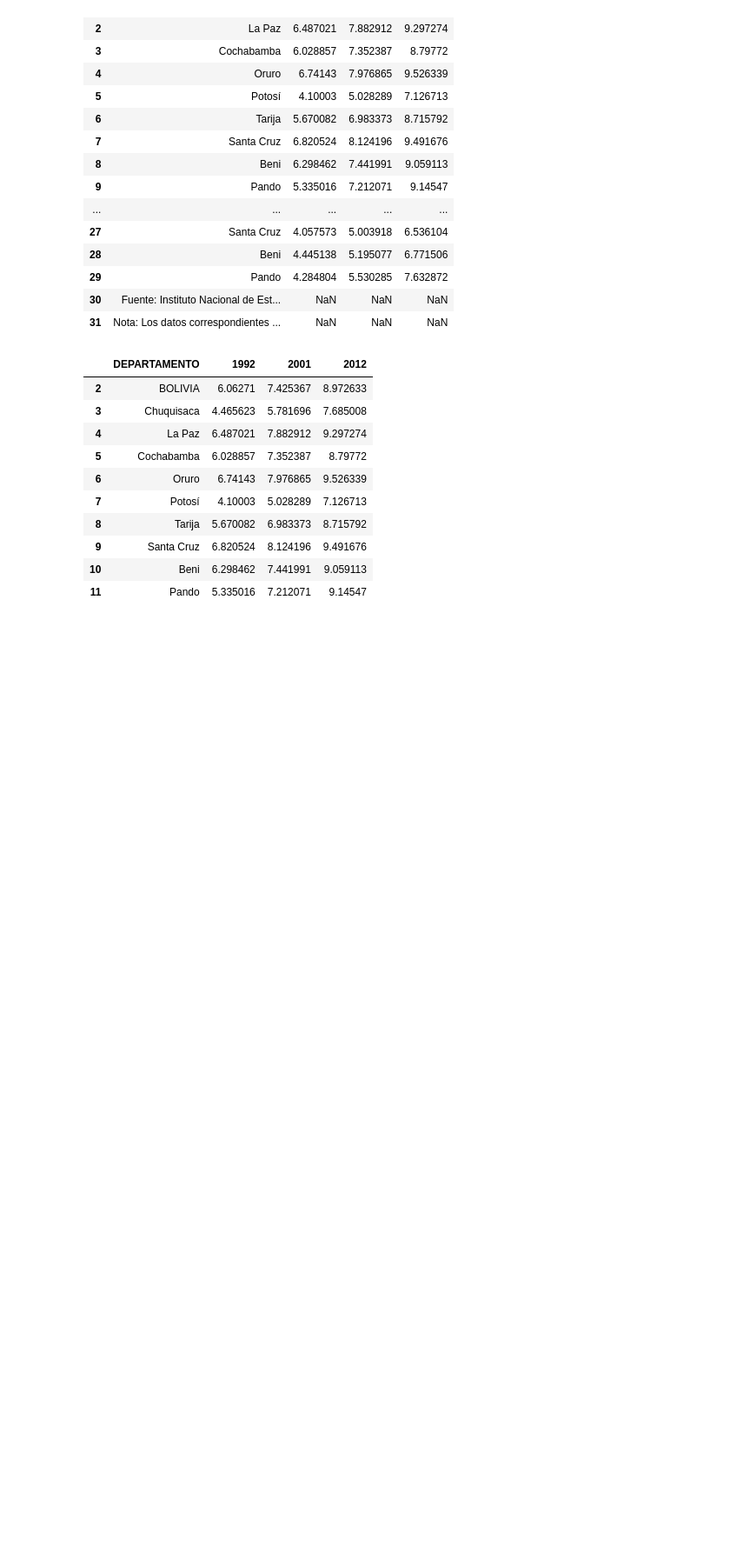
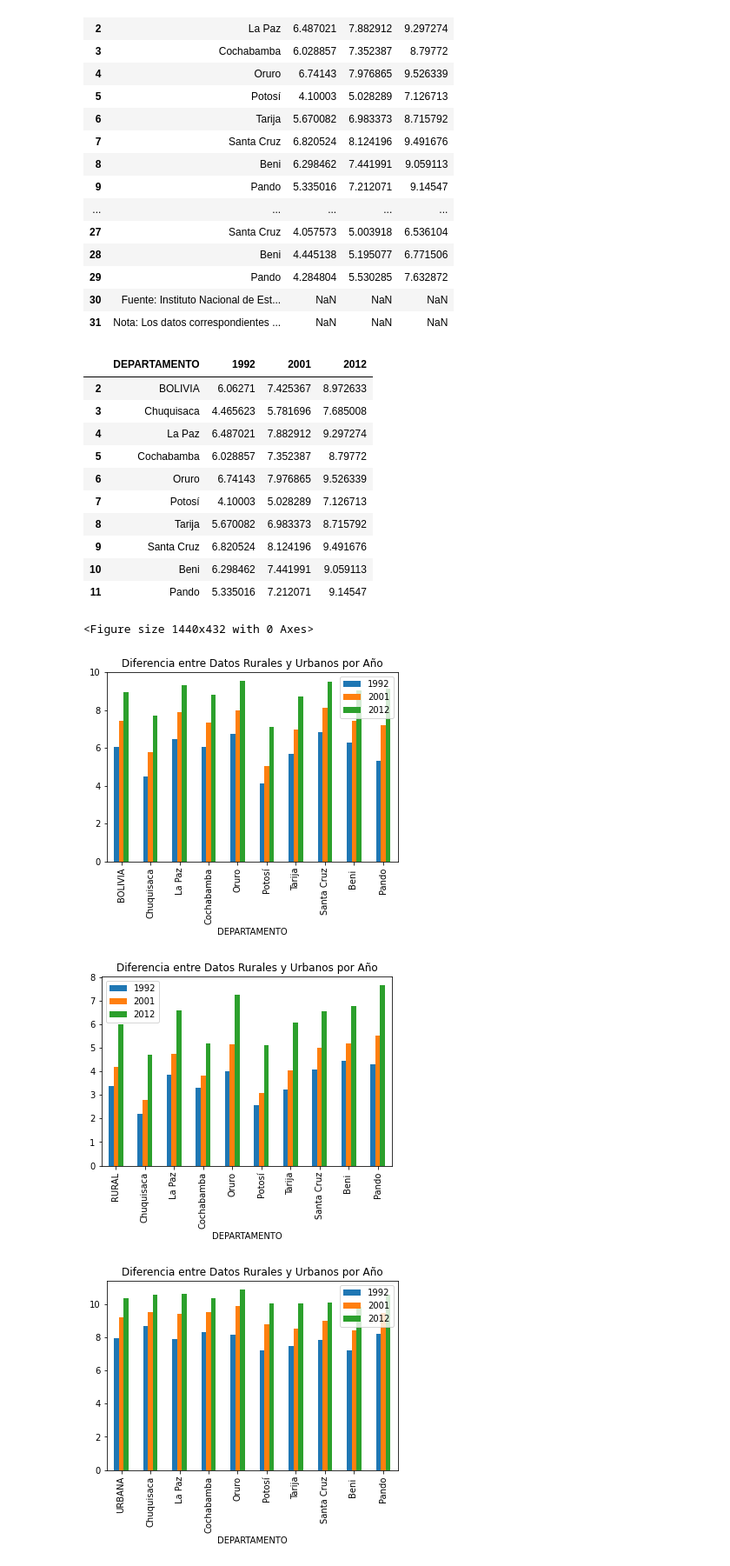
Before and after one commit to raulink/educacion-py, a Jupyter notebook: main.ipynb, the cells around one changed output. Shown at 87% size. Drawn from its saved outputs; the diff is of its cells as text; code cells hidden in the pictures; blank space fills up the shorter version.

```diff
--- a/main.ipynb
+++ b/main.ipynb
@@ -65,3 +65,17 @@ df_bolivia
 | 9 | Santa Cruz | 6.820524 | 8.124196 | 9.491676 |
 | 10 | Beni | 6.298462 | 7.441991 | 9.059113 |
 | 11 | Pando | 5.335016 | 7.212071 | 9.14547 |
+# %%
+import matplotlib.pyplot as plt
+
+plt.figure(figsize=(20, 6))  # Tamaño de la figura
+df_bolivia.plot(x='DEPARTAMENTO', kind='bar', title='Diferencia entre Datos Rurales y Urbanos por Año')
+df_rural.plot(x='DEPARTAMENTO', kind='bar', title='Diferencia entre Datos Rurales y Urbanos por Año')
+df_urbana.plot(x='DEPARTAMENTO', kind='bar', title='Diferencia entre Datos Rurales y Urbanos por Año')
+
+plt.show()
+# %% [output]
+<Figure size 1440x432 with 0 Axes>
+[figure, added]
+[figure, added]
+[figure, added]
```
Also changed, not shown: parts of 6 cells of this notebook, 4 other files.
